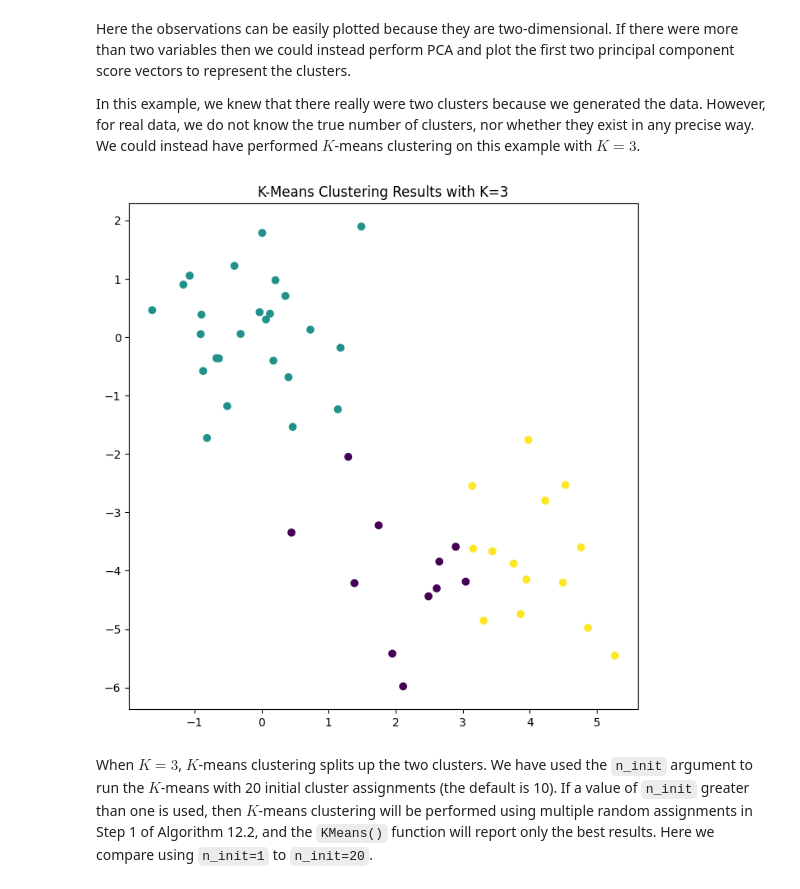
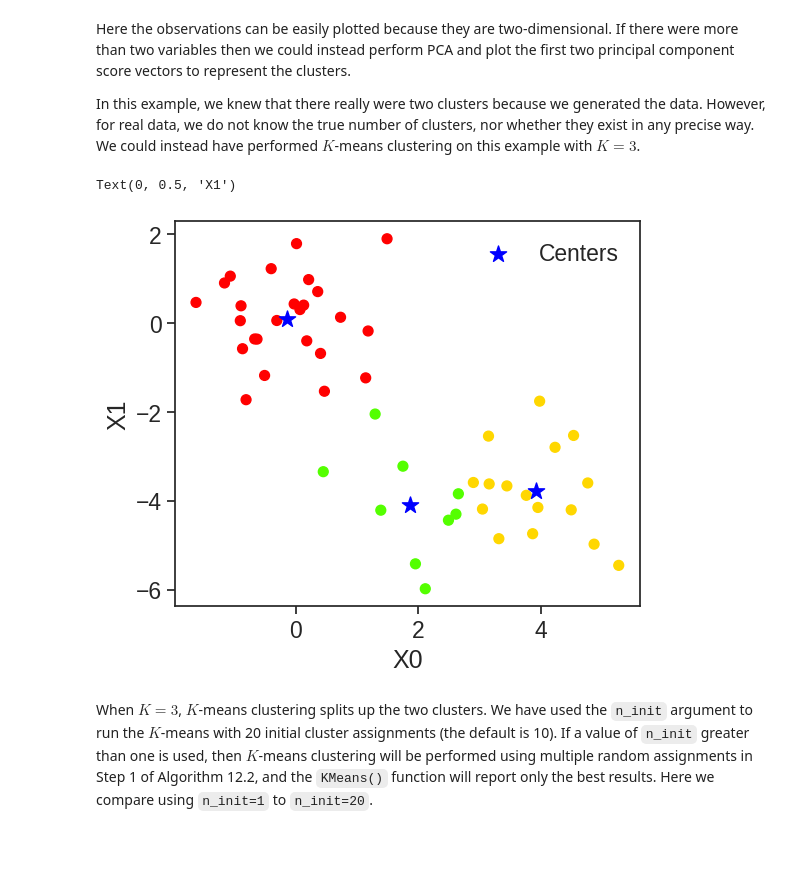
Before and after one commit to phonchi/ISLP_labs, a Jupyter notebook: Ch12-unsup-lab.ipynb, the cells around one changed output. Drawn from its saved outputs; the diff is of its cells as text; code cells hidden in the pictures; blank space fills up the shorter version.

```diff
--- a/Ch12-unsup-lab.ipynb
+++ b/Ch12-unsup-lab.ipynb
@@ -21,11 +50,19 @@ notebook.
 # %%
 import numpy as np
 import pandas as pd
+from itertools import cycle, islice
 import matplotlib.pyplot as plt
 from statsmodels.datasets import get_rdataset
 from sklearn.decomposition import PCA
 from sklearn.preprocessing import StandardScaler
 from ISLP import load_data
+import matplotlib.pyplot as plt
+import seaborn as sns
+
+%matplotlib inline
+
+plt.style.use('seaborn-v0_8-white') #or plt.style.use('seaborn-white')
+sns.set_context("notebook", font_scale=1.5, rc={"lines.linewidth": 2.5})
 # %% [markdown]
 We also collect the new imports
 needed for this lab.
@@ -456,12 +699,17 @@ $K=3$.
 # %%
 kmeans = KMeans(n_clusters=3,
                 random_state=3,
                 n_init=20).fit(X)
-fig, ax = plt.subplots(figsize=(8,8))
-ax.scatter(X[:,0], X[:,1], c=kmeans.labels_)
-ax.set_title("K-Means Clustering Results with K=3");
+plt.figure(figsize=(6,5))
+plt.scatter(X[:,0], X[:,1], s=50, c=kmeans.labels_, cmap=plt.cm.prism)
+plt.scatter(kmeans.cluster_centers_[:, 0], kmeans.cluster_centers_[:, 1], marker='*', s=150,
+            color='blue', label='Centers')
+plt.legend(loc='best')
+plt.xlabel('X0')
+plt.ylabel('X1')
 # %% [output]
+Text(0, 0.5, 'X1')
-[figure, old version]
+[figure, new version]
 # %% [markdown]
 When $K=3$, $K$-means clustering  splits up the two clusters.
 We have used the `n_init` argument to run the $K$-means with 20
```
Also changed, not shown: parts of 85 cells of this notebook, 7 other files.
